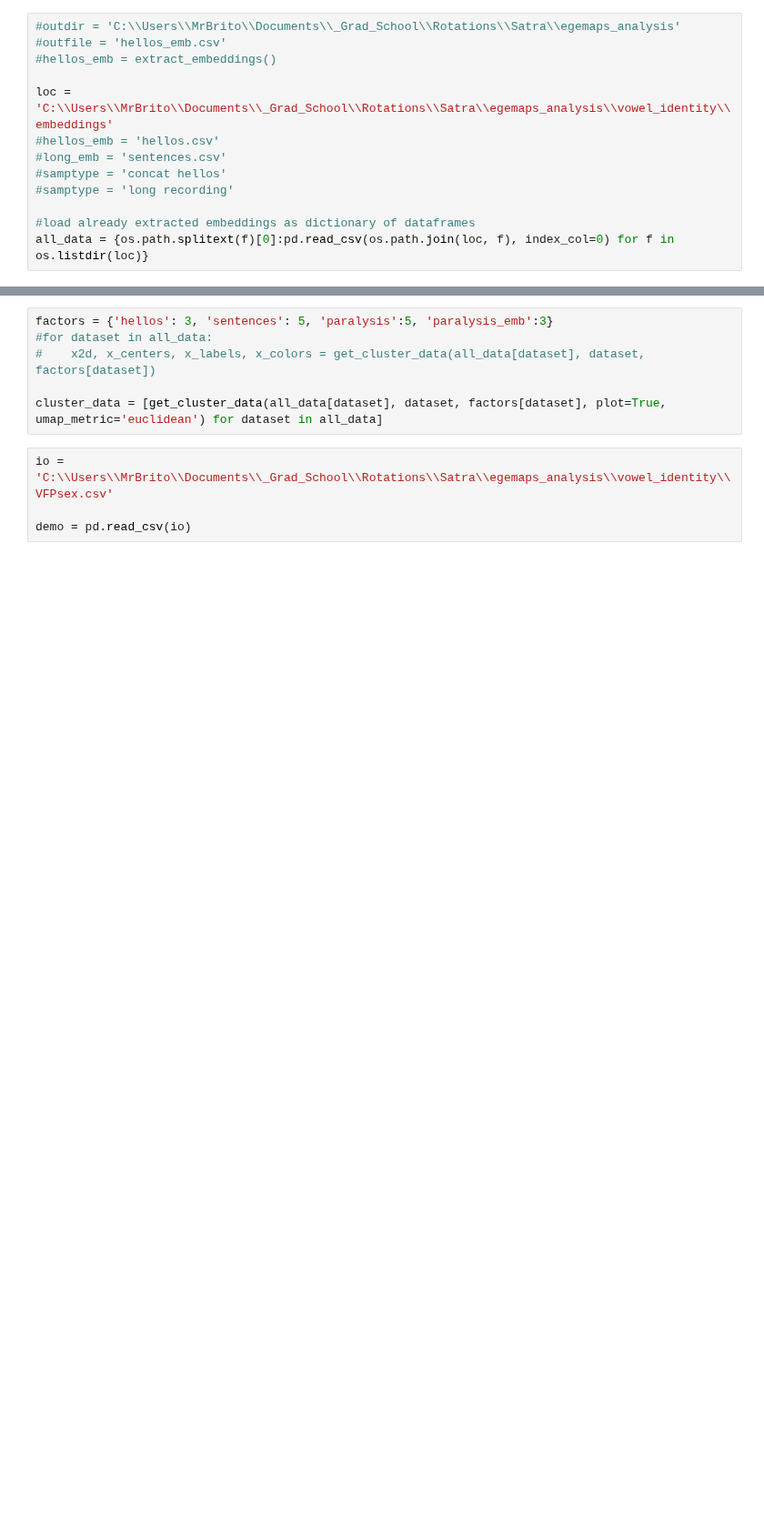
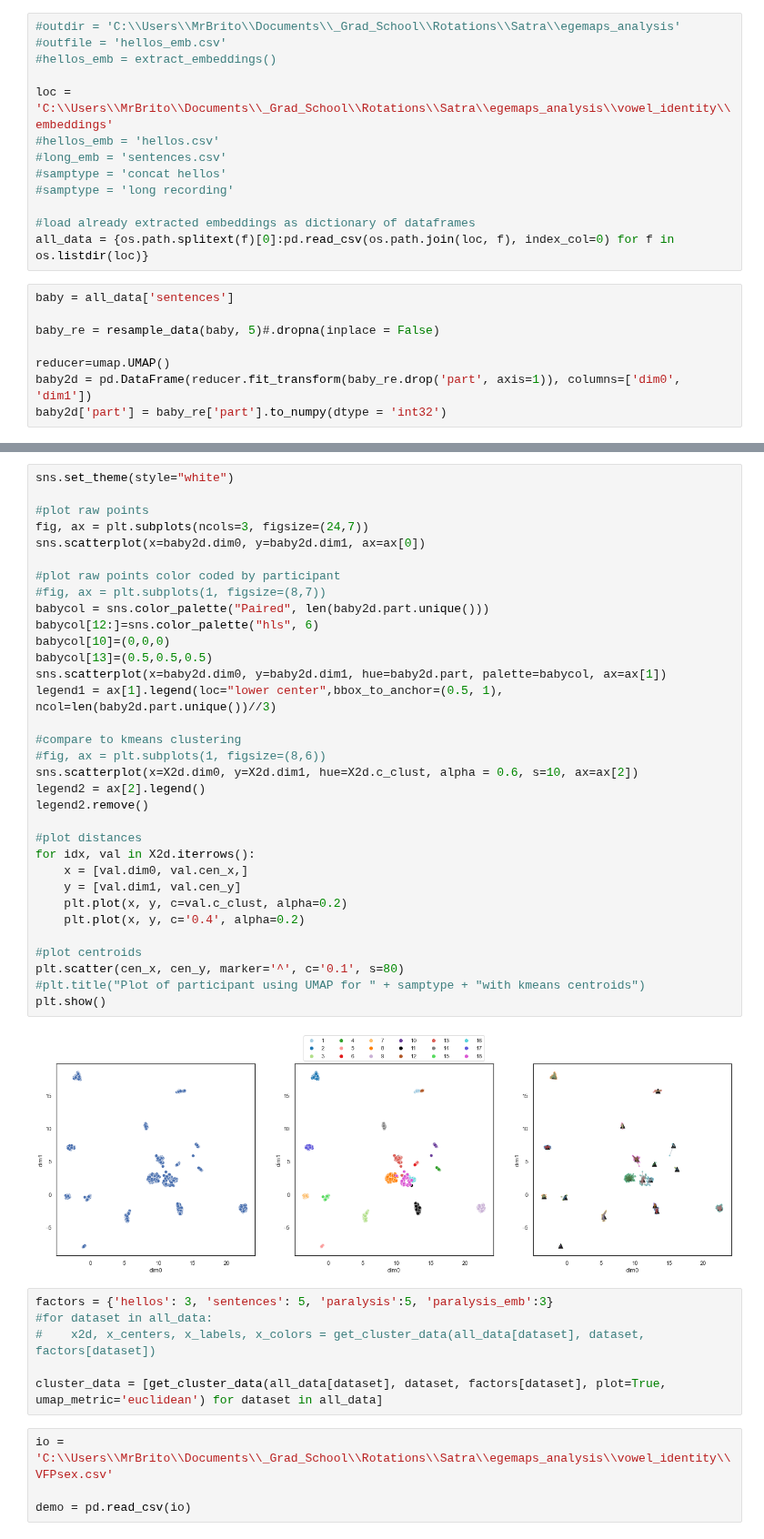
Before and after one commit to Rahul-Brito/infantvoice, a Jupyter notebook: pyannoteTest.ipynb, the cells around one changed output, grey strips where cells are left out. Shown at 91% size. Saved outputs shown, nothing was run; the diff lists cells and outputs as text; blank space fills up the shorter version.

```diff
--- a/pyannoteTest.ipynb
+++ b/pyannoteTest.ipynb
@@ -459,3 +452,11 @@ loc = 'C:\\Users\\MrBrito\\Documents\\_Grad_School\\Rotations\\Satra\\egemaps_an
 
 #load already extracted embeddings as dictionary of dataframes
 all_data = {os.path.splitext(f)[0]:pd.read_csv(os.path.join(loc, f), index_col=0) for f in os.listdir(loc)}
+# %%
+baby = all_data['sentences']
+
+baby_re = resample_data(baby, 5)#.dropna(inplace = False)
+
+reducer=umap.UMAP()
+baby2d = pd.DataFrame(reducer.fit_transform(baby_re.drop('part', axis=1)), columns=['dim0', 'dim1'])
+baby2d['part'] = baby_re['part'].to_numpy(dtype = 'int32')
@@ -462,3 +489,38 @@ all_data = {os.path.splitext(f)[0]:pd.read_csv(os.path.join(loc, f), index_col=0
+# %%
+sns.set_theme(style="white")
+
+#plot raw points
+fig, ax = plt.subplots(ncols=3, figsize=(24,7))
+sns.scatterplot(x=baby2d.dim0, y=baby2d.dim1, ax=ax[0])
+
+#plot raw points color coded by participant
+#fig, ax = plt.subplots(1, figsize=(8,7))
+babycol = sns.color_palette("Paired", len(baby2d.part.unique()))
+babycol[12:]=sns.color_palette("hls", 6)
+babycol[10]=(0,0,0)
+babycol[13]=(0.5,0.5,0.5)
+sns.scatterplot(x=baby2d.dim0, y=baby2d.dim1, hue=baby2d.part, palette=babycol, ax=ax[1])
+legend1 = ax[1].legend(loc="lower center",bbox_to_anchor=(0.5, 1), ncol=len(baby2d.part.unique())//3)
+
+#compare to kmeans clustering
+#fig, ax = plt.subplots(1, figsize=(8,6))
+sns.scatterplot(x=X2d.dim0, y=X2d.dim1, hue=X2d.c_clust, alpha = 0.6, s=10, ax=ax[2])
+legend2 = ax[2].legend()
+legend2.remove()
+
+#plot distances
+for idx, val in X2d.iterrows():
+    x = [val.dim0, val.cen_x,]
+    y = [val.dim1, val.cen_y]
+    plt.plot(x, y, c=val.c_clust, alpha=0.2)
+    plt.plot(x, y, c='0.4', alpha=0.2)
+
+#plot centroids
+plt.scatter(cen_x, cen_y, marker='^', c='0.1', s=80)
+#plt.title("Plot of participant using UMAP for " + samptype + "with kmeans centroids")
+plt.show()
+# %% [output]
+[figure, added]
 # %%
 factors = {'hellos': 3, 'sentences': 5, 'paralysis':5, 'paralysis_emb':3}
 #for dataset in all_data:
```
Also changed, not shown: parts of 15 cells of this notebook.
